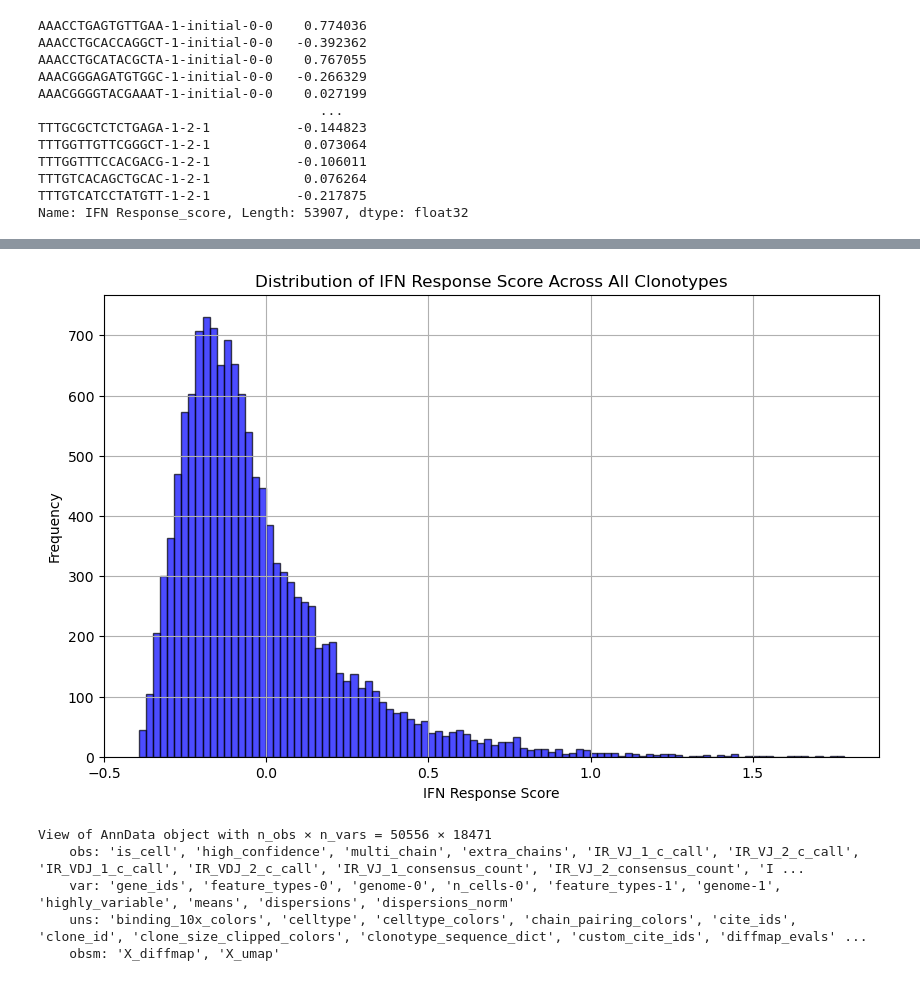
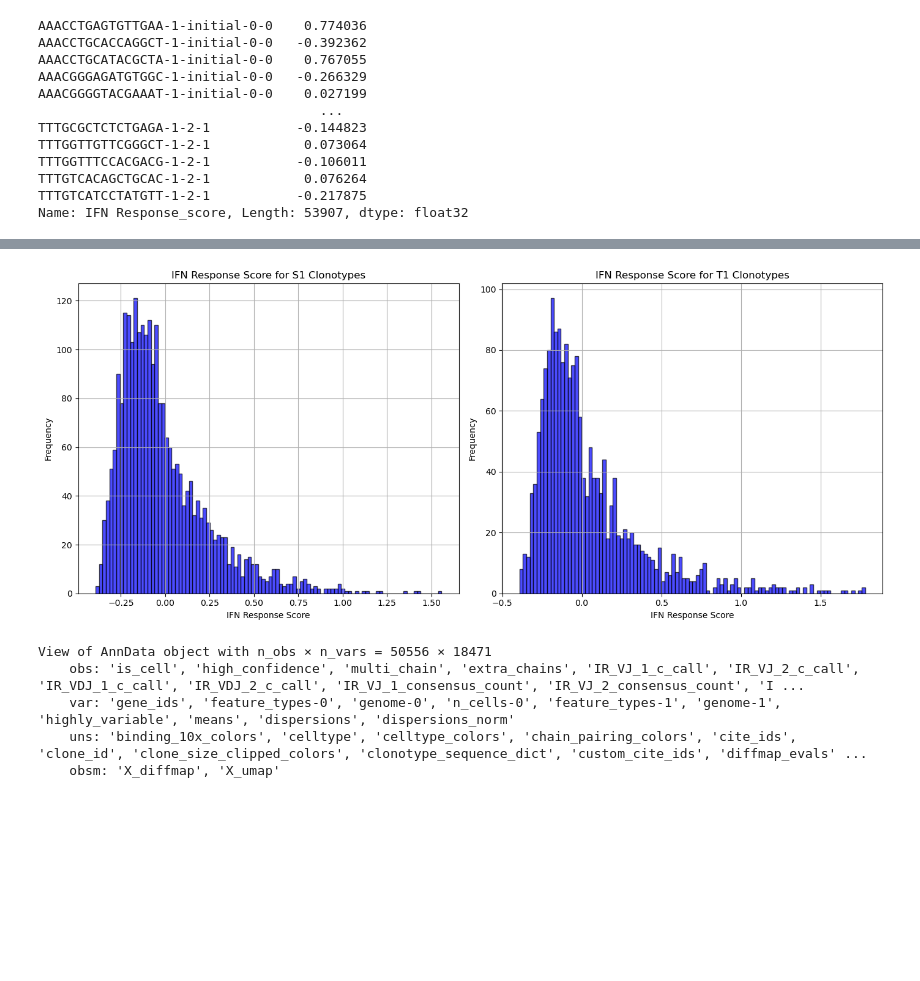
Before and after one commit to SchubertLab/VaccineSimulator, a Jupyter notebook: notebooks/model_notebooks/pipeline_timepoint.ipynb, the cells around one changed output, grey strips where cells are left out. Drawn from its saved outputs; the diff is of its cells as text; code cells hidden in the pictures; blank space fills up the shorter version.

```diff
--- a/notebooks/model_notebooks/pipeline_timepoint.ipynb
+++ b/notebooks/model_notebooks/pipeline_timepoint.ipynb
@@ -63,19 +78,37 @@ plt.show()
 # %%
-agg_df = adata.obs.groupby("clone_id", as_index=False)["IFN Response_score"].mean()
-agg_df = agg_df.rename(columns={"IFN Response_score": "mean_IFN_Response"})
+agg_df = adata.obs.groupby("clone_id", as_index=False).agg(
+    mean_IFN_Response=("IFN Response_score", "mean"),
+    time=("time", "first")
+)
+adata_agg = ad.AnnData(obs=agg_df.set_index("clone_id"))
-# %%
-adata_agg = ad.AnnData(obs=agg_df.set_index("clone_id"))
-
-# Plot the distribution of IFN Response_score
-plt.figure(figsize=(10, 6))
-plt.hist(adata_agg.obs['mean_IFN_Response'].dropna(), bins=100, color='blue', edgecolor='black', alpha=0.7)
-plt.title('Distribution of IFN Response Score Across All Clonotypes')
-plt.xlabel('IFN Response Score')
-plt.ylabel('Frequency')
-plt.grid(True)
-plt.show()
-# %% [output]
-[figure, removed]
+# %%
+# Subset the aggregated data by timepoints
+adata_agg_S1 = adata_agg[adata_agg.obs["time"] == "S1"]
+adata_agg_T1 = adata_agg[adata_agg.obs["time"] == "T1"]
+
+# Create a figure with two subplots side by side
+fig, axs = plt.subplots(1, 2, figsize=(14, 6))
+
+# Histogram for timepoint S1 clonotypes
+axs[0].hist(adata_agg_S1.obs['mean_IFN_Response'].dropna(), bins=100,
+            color='blue', edgecolor='black', alpha=0.7)
+axs[0].set_title('IFN Response Score for S1 Clonotypes')
+axs[0].set_xlabel('IFN Response Score')
+axs[0].set_ylabel('Frequency')
+axs[0].grid(True)
+
+# Histogram for timepoint T1 clonotypes
+axs[1].hist(adata_agg_T1.obs['mean_IFN_Response'].dropna(), bins=100,
+            color='blue', edgecolor='black', alpha=0.7)
+axs[1].set_title('IFN Response Score for T1 Clonotypes')
+axs[1].set_xlabel('IFN Response Score')
+axs[1].set_ylabel('Frequency')
+axs[1].grid(True)
+
+plt.tight_layout()
+plt.show()
+# %% [output]
+[figure, added]
 # %%
 adata_agg[adata_agg.obs['mean_IFN_Response'] > 0.5] # 557
 adata_agg[adata_agg.obs['mean_IFN_Response'] < 0.5] # 12144
```
Also changed, not shown: parts of 3 cells of this notebook.
